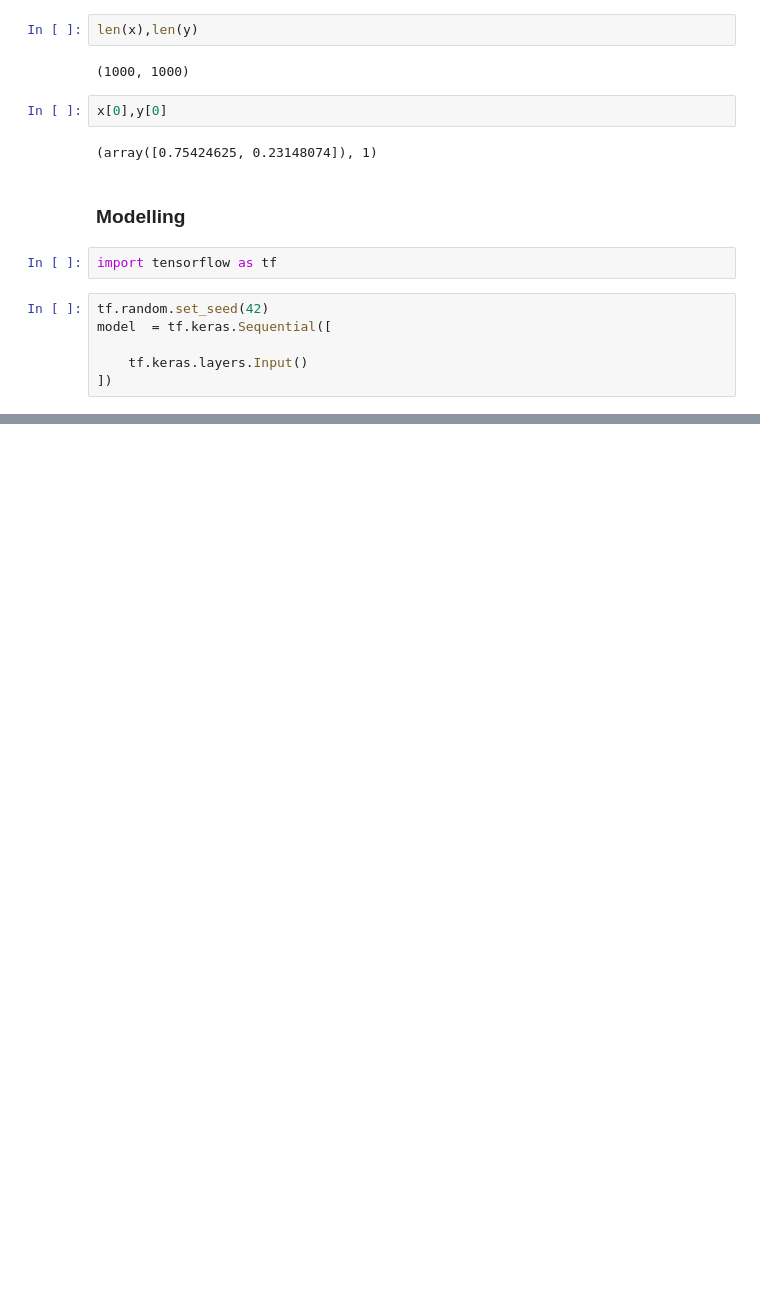
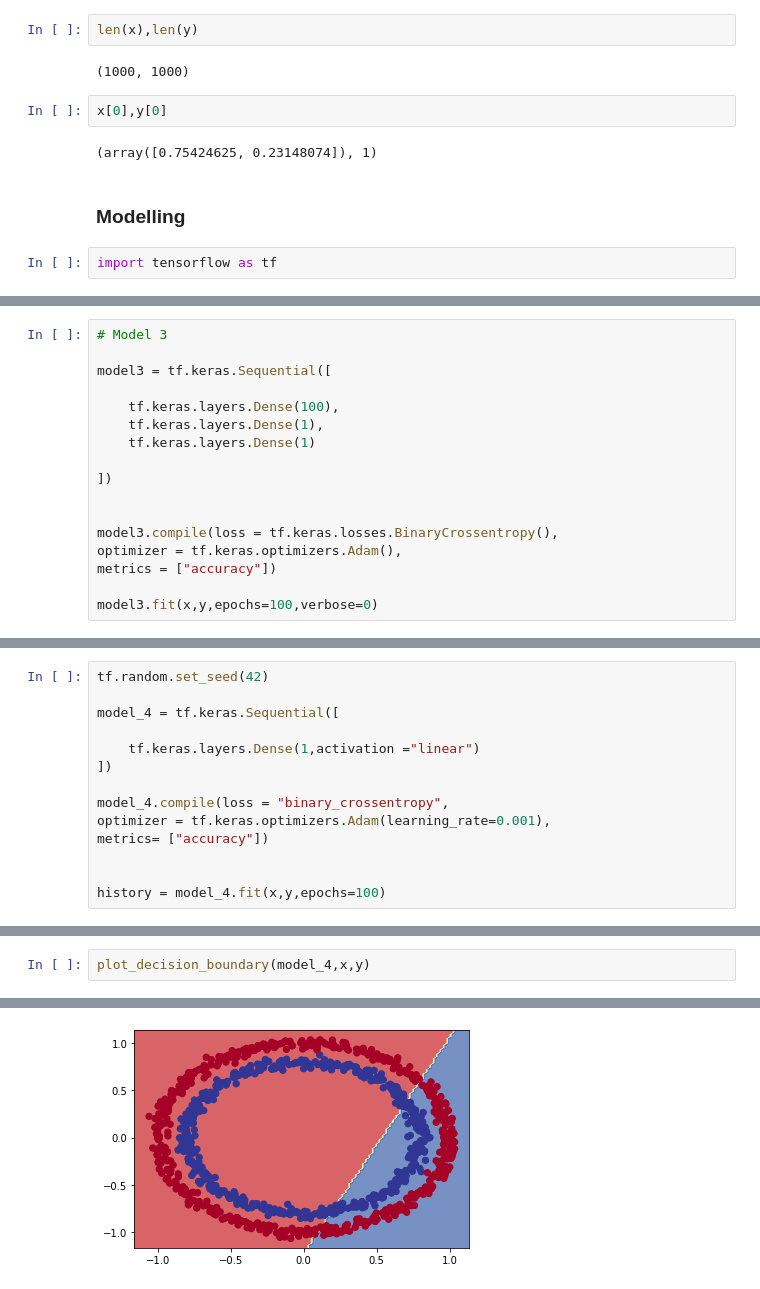
Before and after one commit to siddhant-afk/Deep-Learning, a Jupyter notebook: neural_network_classification.ipynb, the cells around one changed output, grey strips where cells are left out. Drawn from its saved outputs; the diff is of its cells as text; blank space fills up the shorter version.

```diff
--- a/neural_network_classification.ipynb
+++ b/neural_network_classification.ipynb
@@ -65,9 +65,3 @@ x[0],y[0]
 ### Modelling
 # %%
 import tensorflow as tf
-# %%
-tf.random.set_seed(42)
-model  = tf.keras.Sequential([
-
-    tf.keras.layers.Input()
-])
@@ -73,0 +123,17 @@ model  = tf.keras.Sequential([
+# %%
+# Model 3
+
+model3 = tf.keras.Sequential([
+
+    tf.keras.layers.Dense(100),
+    tf.keras.layers.Dense(1),
+    tf.keras.layers.Dense(1)
+
+])
+
+
+model3.compile(loss = tf.keras.losses.BinaryCrossentropy(),
+optimizer = tf.keras.optimizers.Adam(),
+metrics = ["accuracy"])
+
+model3.fit(x,y,epochs=100,verbose=0)
@@ -73,0 +191,14 @@ model  = tf.keras.Sequential([
+# %%
+tf.random.set_seed(42)
+
+model_4 = tf.keras.Sequential([
+
+    tf.keras.layers.Dense(1,activation ="linear")
+])
+
+model_4.compile(loss = "binary_crossentropy",
+optimizer = tf.keras.optimizers.Adam(learning_rate=0.001),
+metrics= ["accuracy"])
+
+
+history = model_4.fit(x,y,epochs=100)
@@ -73,0 +223,3 @@ model  = tf.keras.Sequential([
+# %%
+plot_decision_boundary(model_4,x,y)
+# %% [output]
@@ -73,0 +228 @@ model  = tf.keras.Sequential([
+[figure, added]
```
Also changed, not shown: parts of 25 cells of this notebook.
